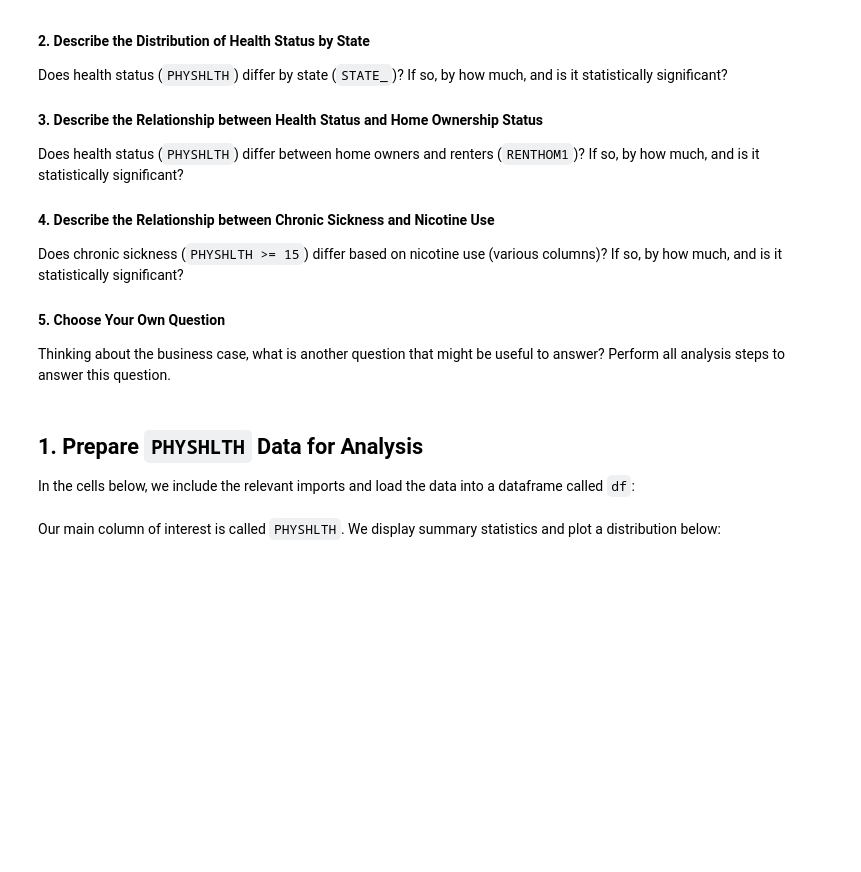
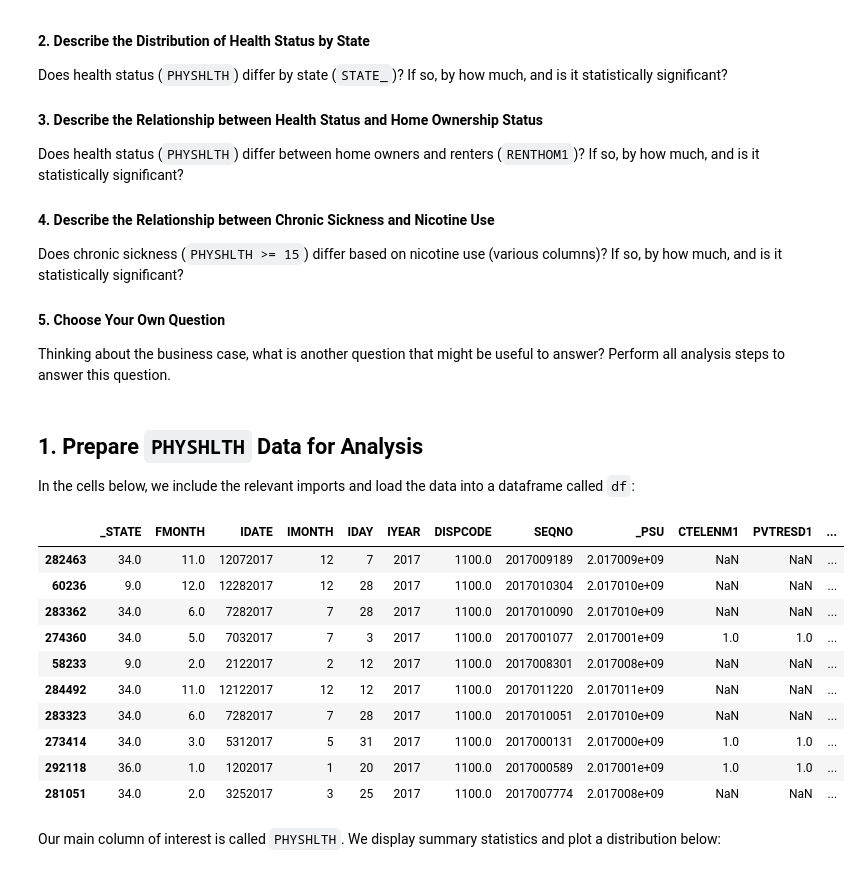
Before and after one commit to learn-co-curriculum/dsc-hypothesis-testing-lab, a Jupyter notebook: index.ipynb, the cells around one changed output. Cells and saved outputs as stored; diff of their text form; code cells hidden in the pictures; blank space fills up the shorter version.

```diff
--- a/index.ipynb
+++ b/index.ipynb
@@ -80,10 +80,23 @@ import pandas as pd
 import matplotlib.pyplot as plt
 import numpy as np
 %matplotlib inline
+pd.set_option('display.max_columns', None)
 # %%
 # Run this cell without changes
 df = pd.read_csv("data/case_study.csv", index_col=0, low_memory=False)
-df
+df.sample(10)
+# %% [output]
+|  | _STATE | FMONTH | IDATE | IMONTH | IDAY | IYEAR | DISPCODE | SEQNO | _PSU | CTELENM1 | PVTRESD1 | ... |
+| 282463 | 34.0 | 11.0 | 12072017 | 12 | 7 | 2017 | 1100.0 | 2017009189 | 2.017009e+09 | NaN | NaN | ... |
+| 60236 | 9.0 | 12.0 | 12282017 | 12 | 28 | 2017 | 1100.0 | 2017010304 | 2.017010e+09 | NaN | NaN | ... |
+| 283362 | 34.0 | 6.0 | 7282017 | 7 | 28 | 2017 | 1100.0 | 2017010090 | 2.017010e+09 | NaN | NaN | ... |
+| 274360 | 34.0 | 5.0 | 7032017 | 7 | 3 | 2017 | 1100.0 | 2017001077 | 2.017001e+09 | 1.0 | 1.0 | ... |
+| 58233 | 9.0 | 2.0 | 2122017 | 2 | 12 | 2017 | 1100.0 | 2017008301 | 2.017008e+09 | NaN | NaN | ... |
+| 284492 | 34.0 | 11.0 | 12122017 | 12 | 12 | 2017 | 1100.0 | 2017011220 | 2.017011e+09 | NaN | NaN | ... |
+| 283323 | 34.0 | 6.0 | 7282017 | 7 | 28 | 2017 | 1100.0 | 2017010051 | 2.017010e+09 | NaN | NaN | ... |
+| 273414 | 34.0 | 3.0 | 5312017 | 5 | 31 | 2017 | 1100.0 | 2017000131 | 2.017000e+09 | 1.0 | 1.0 | ... |
+| 292118 | 36.0 | 1.0 | 1202017 | 1 | 20 | 2017 | 1100.0 | 2017000589 | 2.017001e+09 | 1.0 | 1.0 | ... |
+| 281051 | 34.0 | 2.0 | 3252017 | 3 | 25 | 2017 | 1100.0 | 2017007774 | 2.017008e+09 | NaN | NaN | ... |
 # %% [markdown]
 Our main column of interest is called `PHYSHLTH`. We display summary statistics and plot a distribution below:
 # %%
```
Also changed, not shown: parts of 10 cells of this notebook.
